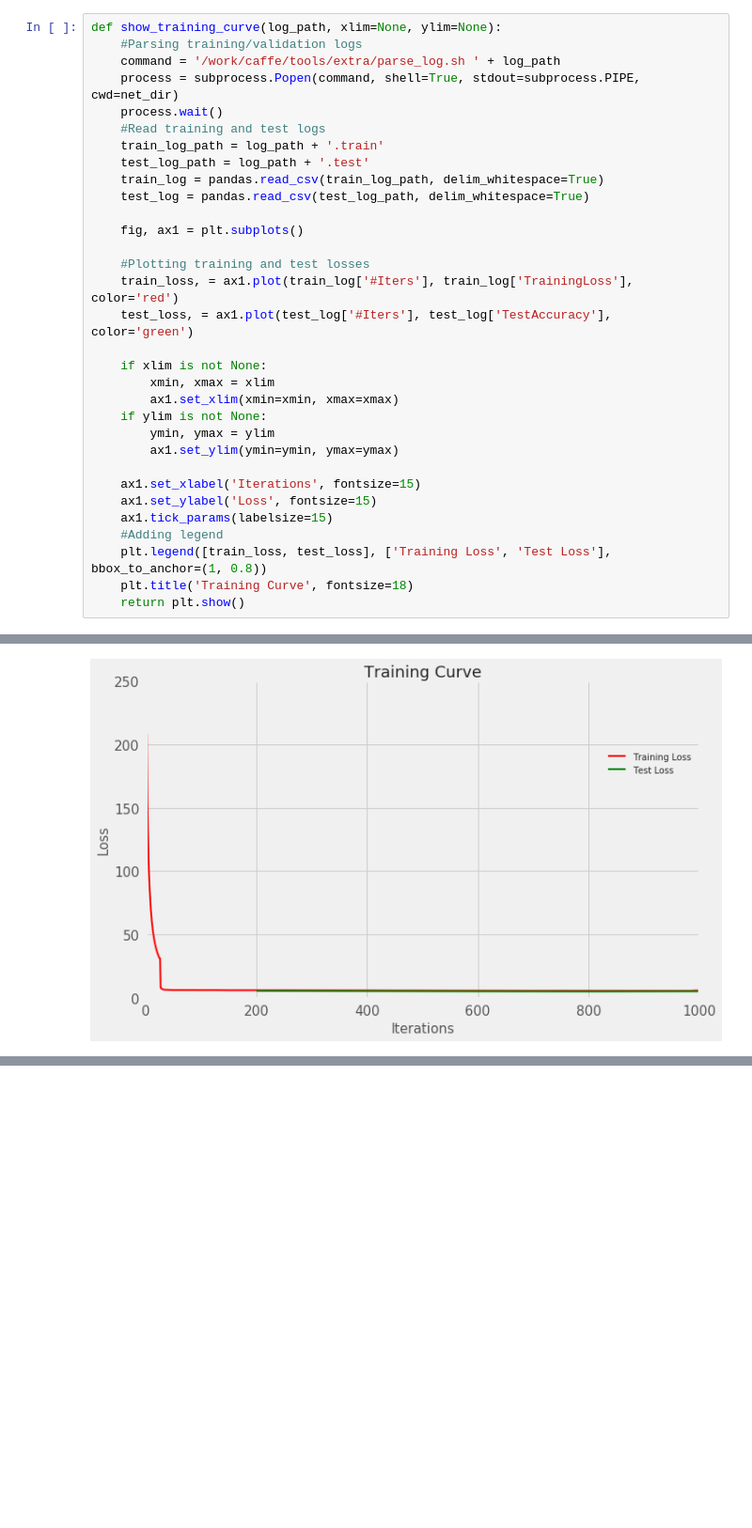
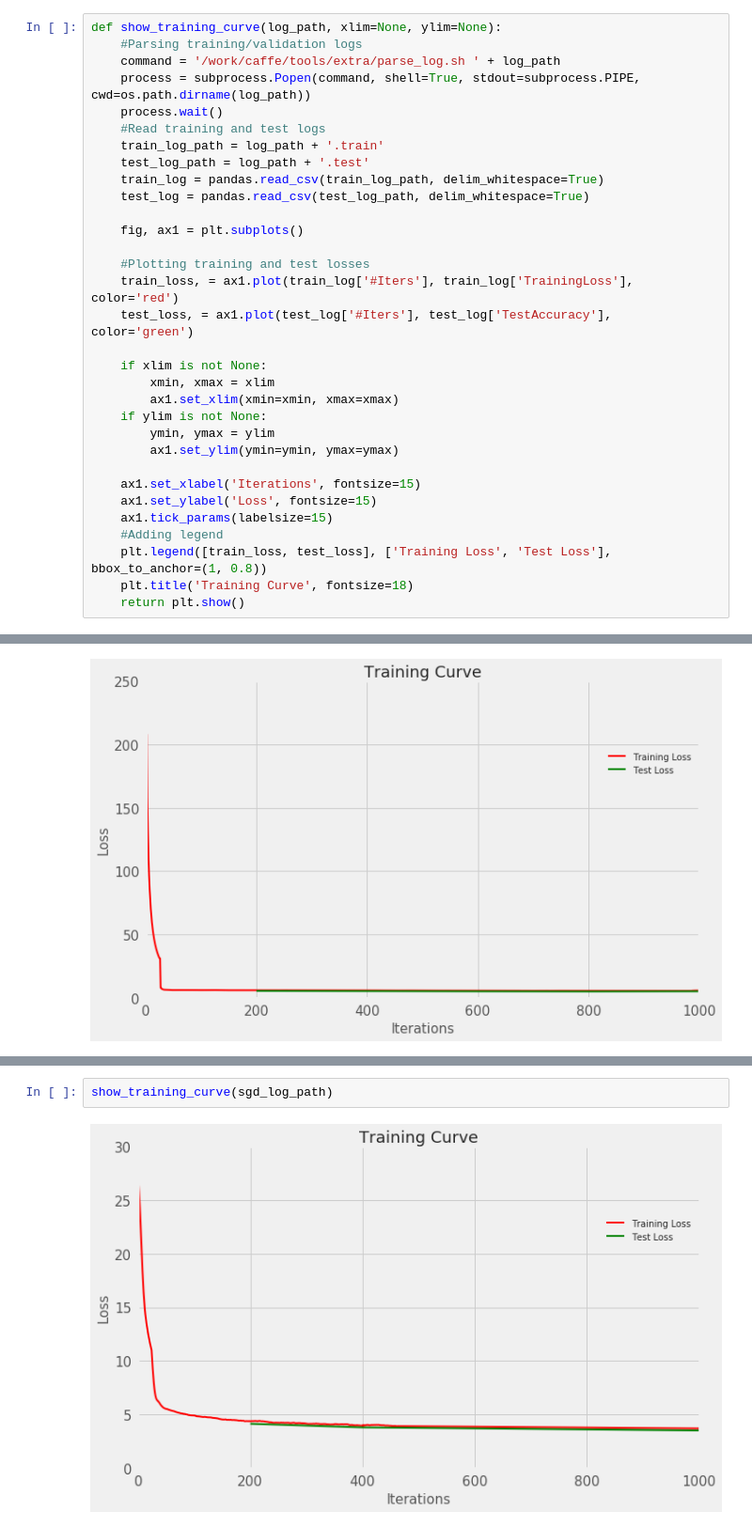
Before and after one commit to uvNikita/master-thesis-src, a Jupyter notebook: notebooks/testing/testing.ipynb, the cells around one changed output, grey strips where cells are left out. Shown at 94% size. Drawn from its saved outputs; the diff is of its cells as text; blank space fills up the shorter version.

```diff
--- a/notebooks/testing/testing.ipynb
+++ b/notebooks/testing/testing.ipynb
@@ -158,7 +158,7 @@ def show_top_pictures(scores, label, num=5):
 def show_training_curve(log_path, xlim=None, ylim=None):
     #Parsing training/validation logs
     command = '/work/caffe/tools/extra/parse_log.sh ' + log_path
-    process = subprocess.Popen(command, shell=True, stdout=subprocess.PIPE, cwd=net_dir)
+    process = subprocess.Popen(command, shell=True, stdout=subprocess.PIPE, cwd=os.path.dirname(log_path))
     process.wait()
     #Read training and test logs
     train_log_path = log_path + '.train'
@@ -253,0 +302,4 @@ show_training_curve(log_path)
+# %%
+show_training_curve(sgd_log_path)
+# %% [output]
+[figure, added]
```
Also changed, not shown: parts of 10 cells of this notebook, 1 other file.
